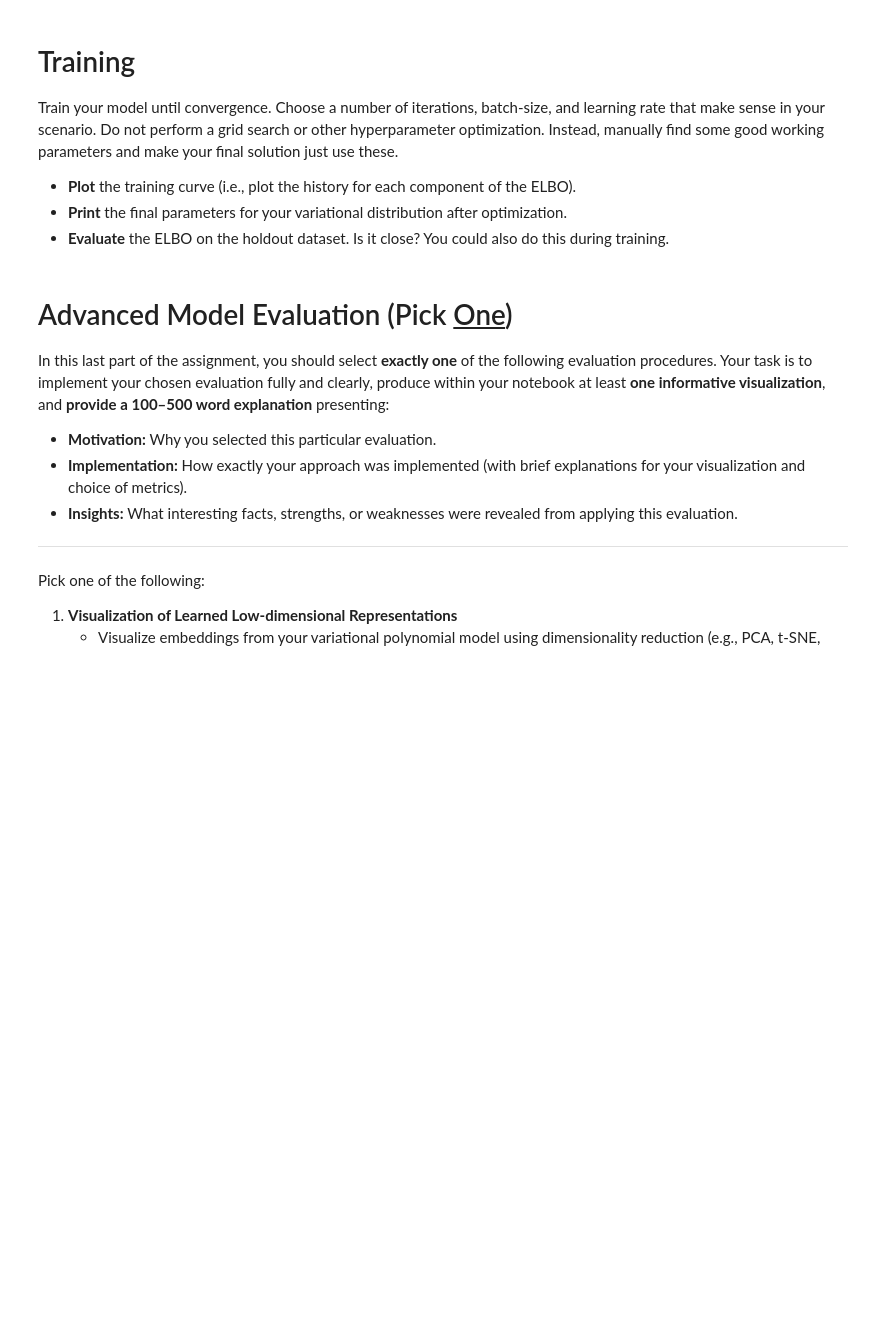
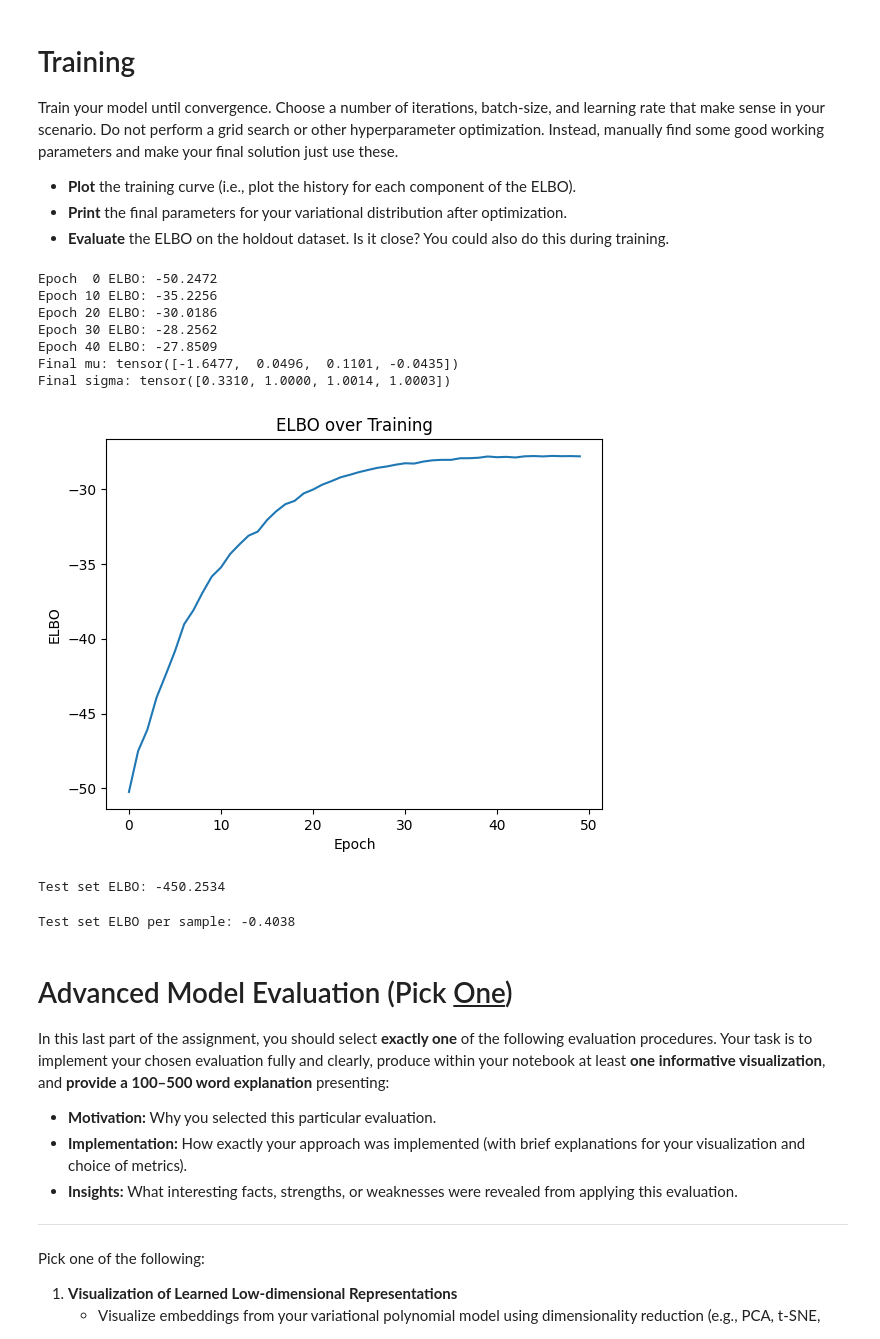
Before and after one commit to Kemalcikota113/deep-machine-learning, a Jupyter notebook: A7/Variational Inference - Spam Detection.ipynb, the cells around one changed output. Saved outputs shown, nothing was run; the diff lists cells and outputs as text; code cells hidden in the pictures; blank space fills up the shorter version.

```diff
--- a/A7/Variational Inference - Spam Detection.ipynb
+++ b/A7/Variational Inference - Spam Detection.ipynb
@@ -316,11 +492,22 @@ def ELBO(use_mu: Tensor, use_sigma: Tensor, y_true: Tensor, obs: Tensor, variati
     applies the reparameterization trick, and computes the complete
     ELBO. The result of this function shall be maximized.
     """
-    ...
+    # Reparameterization: W = mu + sigma * eps
+    W = use_mu.unsqueeze(0) + use_sigma.unsqueeze(0) * variational_params_noise   # (S, D+1)
+    exp_lik = ELBO_expected_data_likelihood(y_true, obs, W)
+    if kl == 'analytical':
+        kl_div = ELBO_KL_divergence_analytical(use_mu, use_sigma)
+    else:
+        kl_div = ELBO_KL_divergence_Monte_Carlo(W, use_mu, use_sigma)
+    elbo = exp_lik - kl_div
+    outputs = (elbo,)
+    if return_exp_data_lik: outputs += (exp_lik,)
+    if return_kl_div:      outputs += (kl_div,)
+    return outputs[0] if len(outputs)==1 else outputs
 
 
 # TODO: Define/create the gradient of the ELBO function.
-ELBO_grad = ...
+#ELBO_grad = ...
 # %% [markdown]
 # Training
 
@@ -336,11 +523,70 @@ Instead, manually find some good working parameters and make your final solution
 # %%
 # TODO: Implement as however you require this!
 # TODO: Make sure to use the finally found optimal parameters once you submit your solution.
+
+D_plus1 = X_train_t.shape[1] + 1
+mu_param       = torch.zeros(D_plus1, requires_grad=True)
+log_sigma_param = torch.zeros(D_plus1, requires_grad=True)
+
+optimizer = torch.optim.Adam([mu_param, log_sigma_param], lr=1e-3)
+
+
 EPOCHS = 50
 LEARNING_RATE = 0.0001
 USE_KL_TYPE: KL_DIV_TYPE = 'analytical'
+elbo_history = []
 
-...
+for epoch in range(EPOCHS):
+    epoch_elbo = 0.0
+    for Xb, yb in train_loader:
+        optimizer.zero_grad()
+        sigma = torch.exp(log_sigma_param)
+        eps = torch.randn(NUM_VARIATIONAL_SETS, D_plus1)
+        elbo = ELBO(mu_param, sigma, yb, Xb, eps, kl=USE_KL_TYPE)
+        loss = -elbo
+        loss.backward()
+        optimizer.step()
+        epoch_elbo += elbo.item()
+    elbo_history.append(epoch_elbo / len(train_loader))
+    if epoch % 10 == 0:
+        print(f"Epoch {epoch:2d} ELBO: {elbo_history[-1]:.4f}")
+
+# Final variational parameters
+final_mu = mu_param.detach()
+final_sigma = torch.exp(log_sigma_param).detach()
+print("Final mu:", final_mu)
+print("Final sigma:", final_sigma)
+
+# ------------------------
+# 6. Evaluation & Plotting
+# ------------------------
+# Plot training ELBO
+plt.plot(elbo_history)
+plt.xlabel('Epoch')
+plt.ylabel('ELBO')
+plt.title('ELBO over Training')
+plt.show()
+
+# ELBO on test data
+eps_test = torch.randn(NUM_VARIATIONAL_SETS, D_plus1)
+test_elbo = ELBO(mu_param, torch.exp(log_sigma_param), y_test_t, X_test_t, eps_test, kl=USE_KL_TYPE)
+print(f"Test set ELBO: {test_elbo:.4f}")
+# per sample ELBO
+# %% [output]
+Epoch  0 ELBO: -50.2472
+Epoch 10 ELBO: -35.2256
+Epoch 20 ELBO: -30.0186
+Epoch 30 ELBO: -28.2562
+Epoch 40 ELBO: -27.8509
+Final mu: tensor([-1.6477,  0.0496,  0.1101, -0.0435])
+Final sigma: tensor([0.3310, 1.0000, 1.0014, 1.0003])
+[figure, added]
+Test set ELBO: -450.2534
+# %%
+test_elbo_per_sample = test_elbo.item() / len(y_test_t)
+print(f"Test set ELBO per sample: {test_elbo_per_sample:.4f}")
+# %% [output]
+Test set ELBO per sample: -0.4038
 # %% [markdown]
 # Advanced Model Evaluation (Pick <u>One</u>)
 
```
Also changed, not shown: parts of 6 cells of this notebook, 2 other files.
